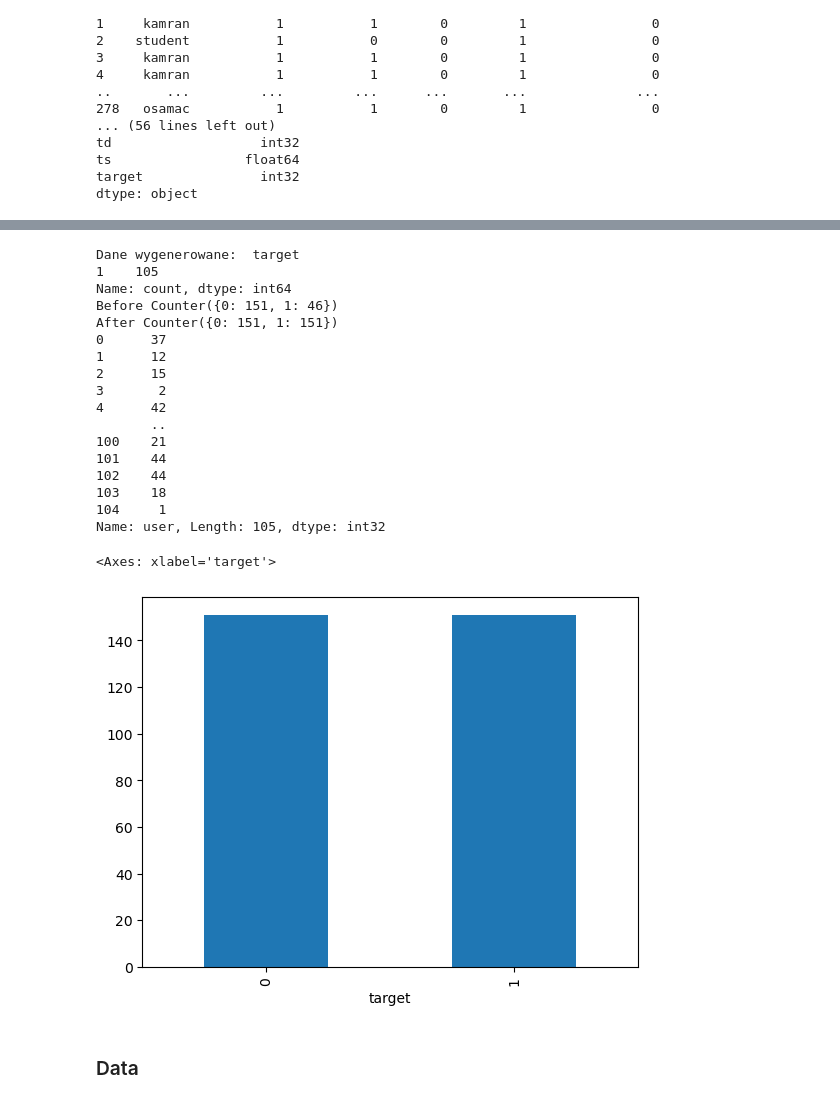
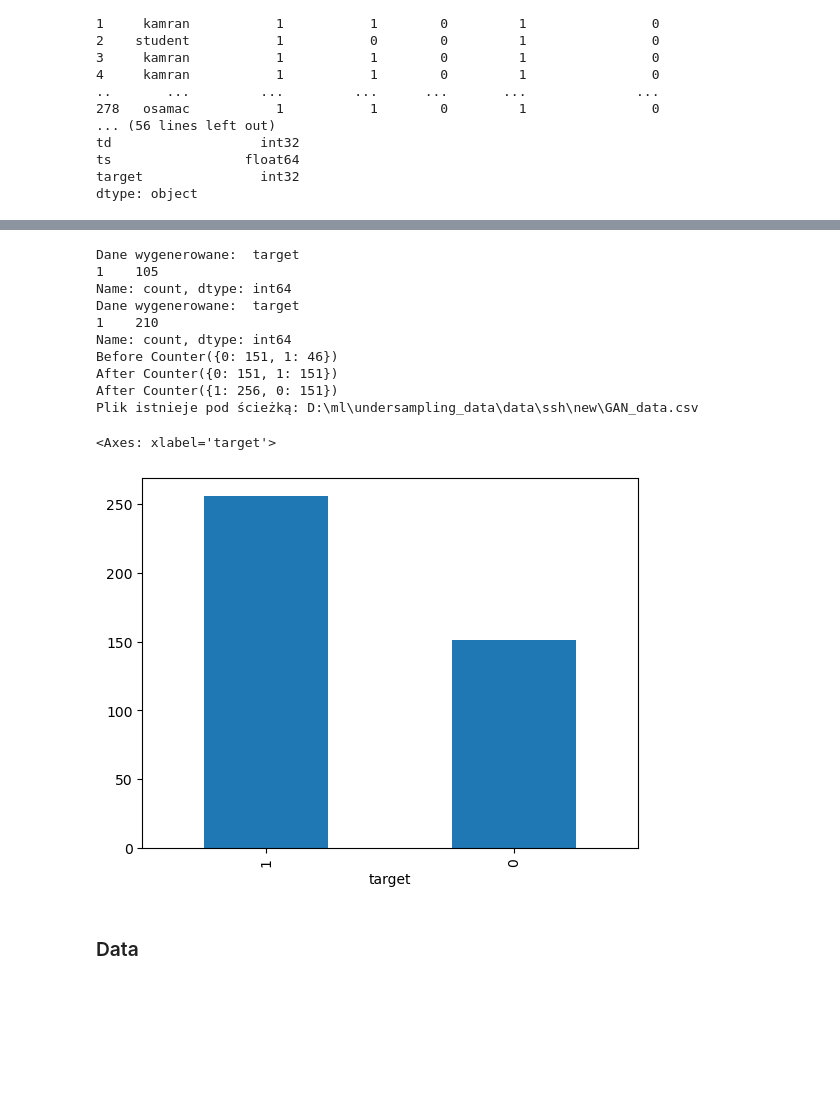
Before and after one commit to BeNNeTTcik/undersampling_data, a Jupyter notebook: notebooks/ssh.ipynb, the cells around one changed output, grey strips where cells are left out. Saved outputs shown, nothing was run; the diff lists cells and outputs as text; code cells hidden in the pictures; blank space fills up the shorter version.

```diff
--- a/notebooks/ssh.ipynb
+++ b/notebooks/ssh.ipynb
@@ -153,14 +205,14 @@ Po Counter({0: 151, 1: 151})
 label_mapping = dict(zip(labelencoder.classes_, labelencoder.transform(labelencoder.classes_)))
 # %%
 file_path3 = "D:\\ml\\undersampling_data\\data\\ssh\\new\\GAN_data.csv"        #sciezka wraz z nazwa pod jaka wygenerowac plik
+file_path4 = "D:\\ml\\undersampling_data\\data\\ssh\\new\\GAN3_data.csv"        #sciezka wraz z nazwa pod jaka wygenerowac plik
 #generate new data by GAN
 
 #data preparation
 indexes_to_remove = y_test.index
 df_gan = df.drop(index=indexes_to_remove)
 
-
-
+#GAN
 columns_list = df_gan.columns
 target_num = df_gan['target'].value_counts()
 ctgan = CTGAN(epochs=10)        #model
@@ -180,49 +232,75 @@ else:
     print('Dane wygenerowane: ', df_GAN['target'].value_counts())
     balanced_data = pd.concat([df_gan, df_GAN], ignore_index=False)
 
-
+#GAN3
+if target_num[0] > target_num[1]:
+    data_y1 = df_gan[df_gan['target']==1]
+    ctgan.fit(data_y1, columns_list)
+    sample = abs(target_num[0]-target_num[1])
+    df_GAN3 = ctgan.sample(sample*2)
+    print('Dane wygenerowane: ', df_GAN3['target'].value_counts())
+    balanced_data3 = pd.concat([df_gan, df_GAN3], ignore_index=False)
+else:
+    data_y0 = df_gan[df_gan['target']==0]
+    ctgan.fit(data_y0, columns_list)
+    sample = abs(target_num[0]-target_num[1])
+    df_GAN3 = ctgan.sample(sample*2)
+    print('Dane wygenerowane: ', df_GAN3['target'].value_counts())
+    balanced_data3 = pd.concat([df_gan, df_GAN3], ignore_index=False)
 
 #balanced_data = balanced_data.drop(columns=["source"])
 y_train_gan = balanced_data["target"]
 X_train_gan = balanced_data.drop(columns=["target"])
+
+#GAN3
+y_train_gan3 = balanced_data3["target"]
+X_train_gan3 = balanced_data3.drop(columns=["target"])
 con5 = Counter(y_train)
 print("Before", con5)
 con6 = Counter(y_train_gan)
 print("After", con6)
 gan_data = df_GAN
+con7 = Counter(y_train_gan3)
+print("After", con7)
+gan_data3 = df_GAN3
+
 
 #label encoding + standardize
 gan_data["user"] = gan_data["user"].map(label_mapping).fillna(-1).astype(int)
 column = "user"
 gan_data["ts"] = scaler.fit_transform(gan_data[["ts"]])
+
+gan_data3["user"] = gan_data3["user"].map(label_mapping).fillna(-1).astype(int)
+column = "user"
+gan_data3["ts"] = scaler.fit_transform(gan_data3[["ts"]])
 
 gan_data["source"] = "gan"
 if not os.path.exists(file_path3):
     gan_data.to_csv(file_path3, index=False)
 else:
     print(f'Plik istnieje pod ścieżką: {file_path3}')
 
+gan_data3["source"] = "gan"
+if not os.path.exists(file_path4):
+    gan_data3.to_csv(file_path4, index=False)
+else:
+    print(f'Plik istnieje pod ścieżką: {file_path4}')
+
 pd.Series(y_train_gan).value_counts().plot.bar()
+pd.Series(y_train_gan3).value_counts().plot.bar()
 # %% [output]
 Dane wygenerowane:  target
 1    105
 Name: count, dtype: int64
+Dane wygenerowane:  target
+1    210
+Name: count, dtype: int64
 Before Counter({0: 151, 1: 46})
 After Counter({0: 151, 1: 151})
-0      37
-1      12
-2      15
-3       2
-4      42
-       ..
-100    21
-101    44
-102    44
-103    18
-104     1
-Name: user, Length: 105, dtype: int32
+After Counter({1: 256, 0: 151})
+Plik istnieje pod ścieżką: D:\ml\undersampling_data\data\ssh\new\GAN_data.csv
 <Axes: xlabel='target'>
-[figure, old version]
+[figure, new version]
 # %% [markdown]
 ### Data
 # %%
```
Also changed, not shown: parts of 2 cells of this notebook, 6 other files.
